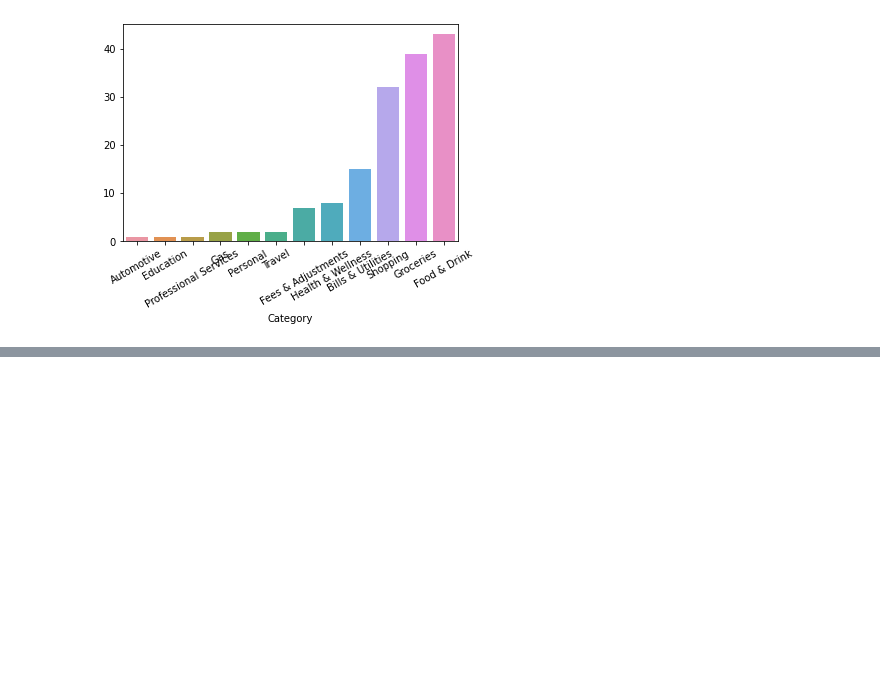
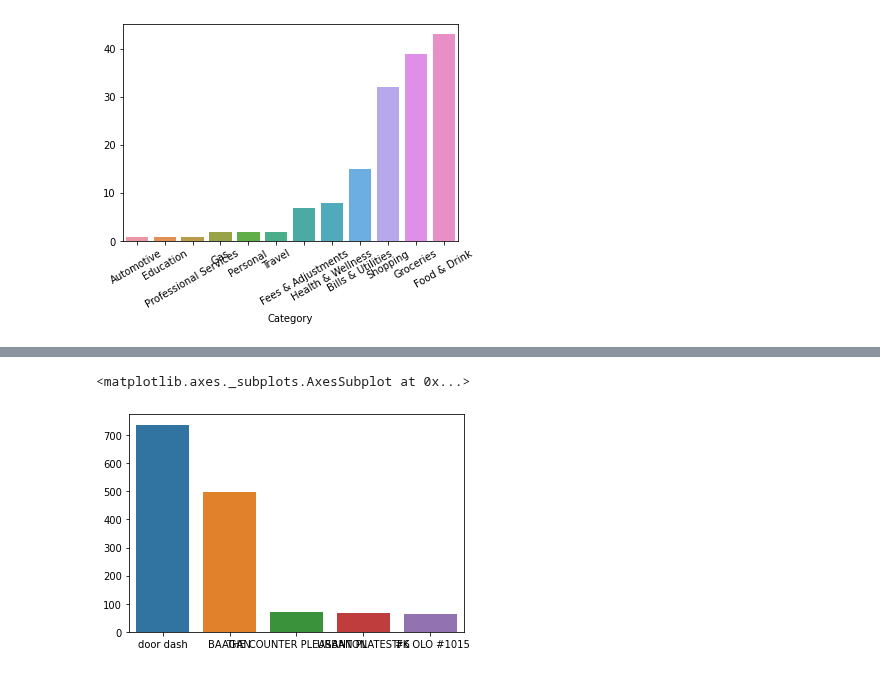
Before and after one commit to tahentx/pv_workbook, a Jupyter notebook: datascience/misc/dsinterviews.ipynb, the cells around one changed output, grey strips where cells are left out. Cells and saved outputs as stored; diff of their text form; code cells hidden in the pictures; blank space fills up the shorter version.

```diff
--- a/datascience/misc/dsinterviews.ipynb
+++ b/datascience/misc/dsinterviews.ipynb
@@ -44,2 +103,2 @@ x.set_xticklabels(x.get_xticklabels(), rotation=30)
 # %%
-fees = df[df['Category'] == 'Fees & Adjustments']
+top_food = df[df['Category'] == 'Food & Drink']
@@ -98,0 +125,13 @@ racecar
+# %%
+big_spend = top_food.groupby('Description').sum()
+# %%
+data = big_spend.nlargest(5,'Amount').sort_values(by='Amount', ascending=False)
+# %%
+data['Amount'] = data['Amount'].astype(int)
+x = list(data.index)
+y = list(data['Amount'])
+# %%
+sns.barplot(x=x,y=y)
+# %% [output]
+<matplotlib.axes._subplots.AxesSubplot at 0x...>
+[figure, added]
```
Also changed, not shown: parts of 15 cells of this notebook.
